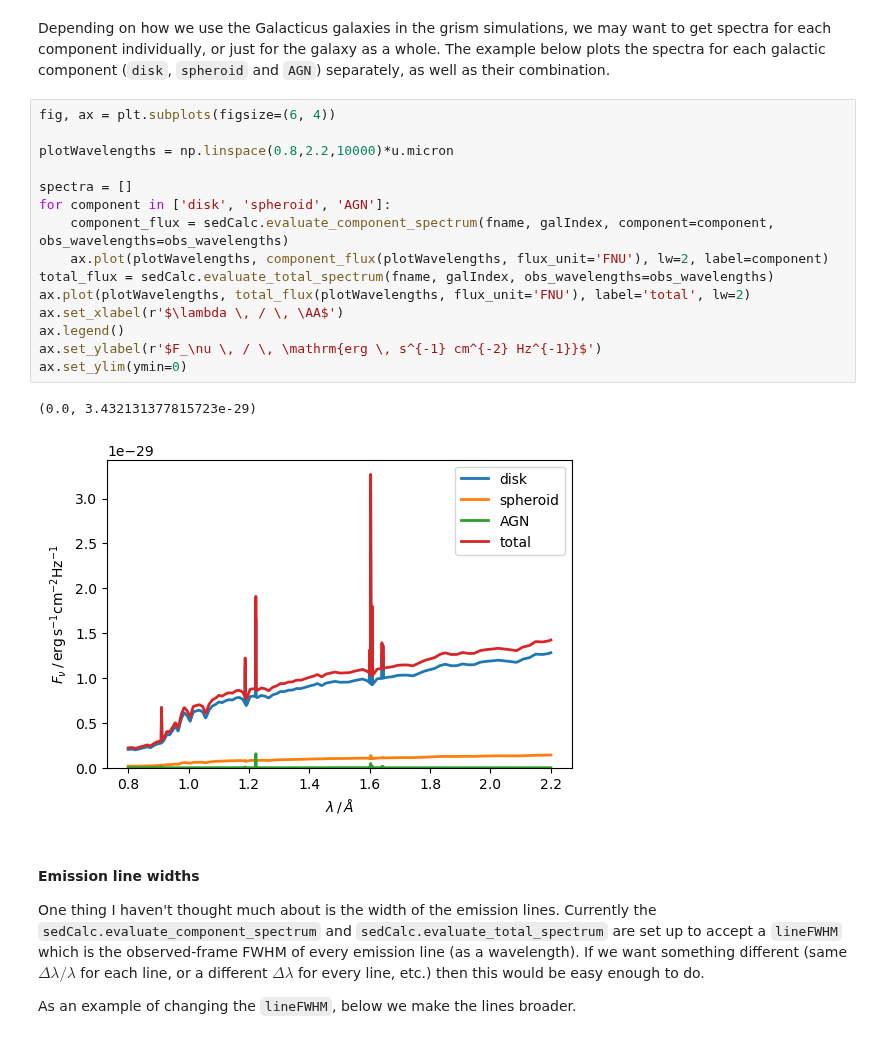
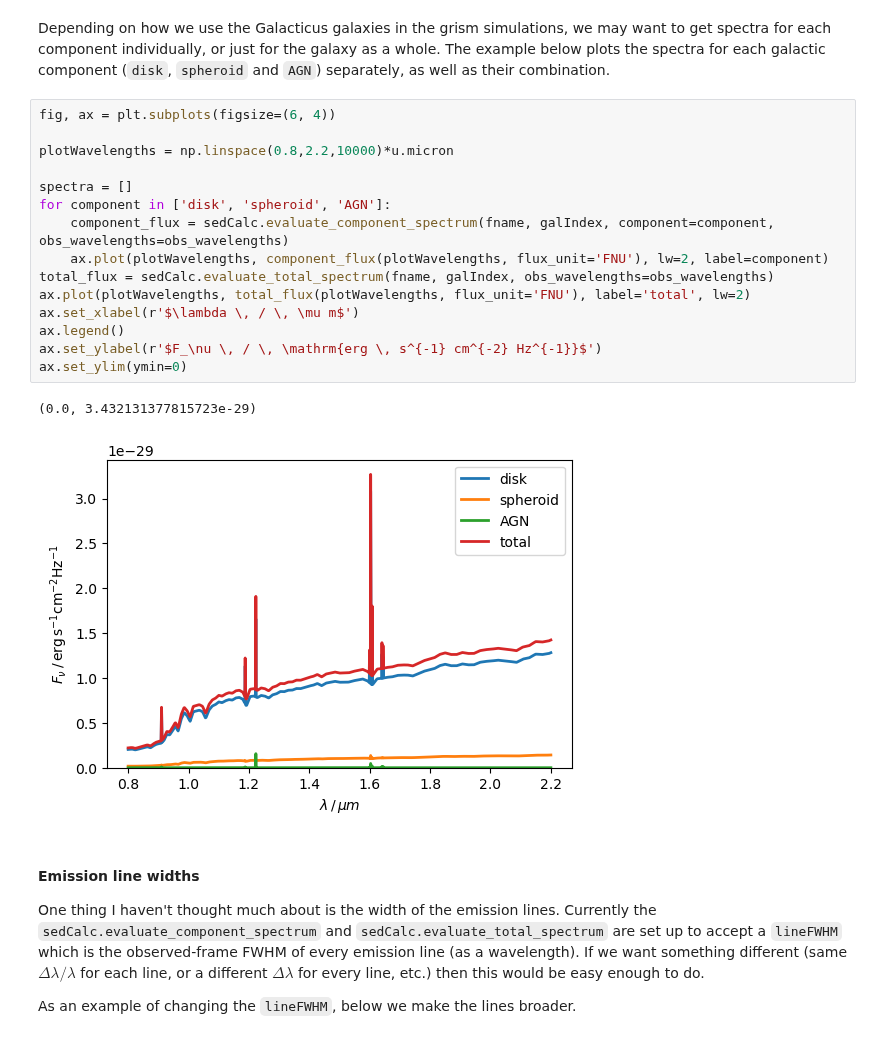
Before and after one commit to roman-grs-pit/galacticus_sed_calculator, a Jupyter notebook: exampleUsage.ipynb, the cells around one changed output. Drawn from its saved outputs; the diff is of its cells as text.

```diff
--- a/exampleUsage.ipynb
+++ b/exampleUsage.ipynb
@@ -127,21 +127,21 @@ Depending on how we use the Galacticus galaxies in the grism simulations, we may
 # %%
 fig, ax = plt.subplots(figsize=(6, 4))
 
 plotWavelengths = np.linspace(0.8,2.2,10000)*u.micron
 
 spectra = []
 for component in ['disk', 'spheroid', 'AGN']:
     component_flux = sedCalc.evaluate_component_spectrum(fname, galIndex, component=component, obs_wavelengths=obs_wavelengths)
     ax.plot(plotWavelengths, component_flux(plotWavelengths, flux_unit='FNU'), lw=2, label=component)
 total_flux = sedCalc.evaluate_total_spectrum(fname, galIndex, obs_wavelengths=obs_wavelengths)
 ax.plot(plotWavelengths, total_flux(plotWavelengths, flux_unit='FNU'), label='total', lw=2)
-ax.set_xlabel(r'$\lambda \, / \, \AA$')
+ax.set_xlabel(r'$\lambda \, / \, \mu m$')
 ax.legend()
 ax.set_ylabel(r'$F_\nu \, / \, \mathrm{erg \, s^{-1} cm^{-2} Hz^{-1}}$')
 ax.set_ylim(ymin=0)
 # %% [output]
 (0.0, 3.432131377815723e-29)
-[figure, old version]
+[figure, new version]
 # %% [markdown]
 #### Emission line widths
 One thing I haven't thought much about is the width of the emission lines. Currently the `sedCalc.evaluate_component_spectrum` and `sedCalc.evaluate_total_spectrum` are set up to accept a `lineFWHM` which is the observed-frame FWHM of every emission line (as a wavelength). If we want something different (same $\Delta \lambda / \lambda$ for each line, or a different $\Delta \lambda$ for every line, etc.) then this would be easy enough to do.
```
Also changed, not shown: parts of 8 cells of this notebook.
